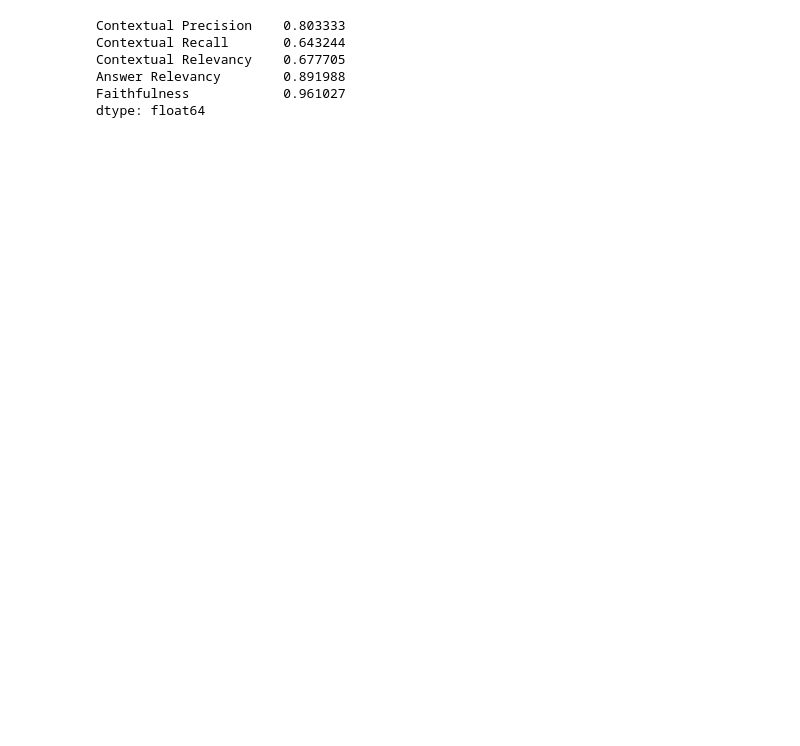
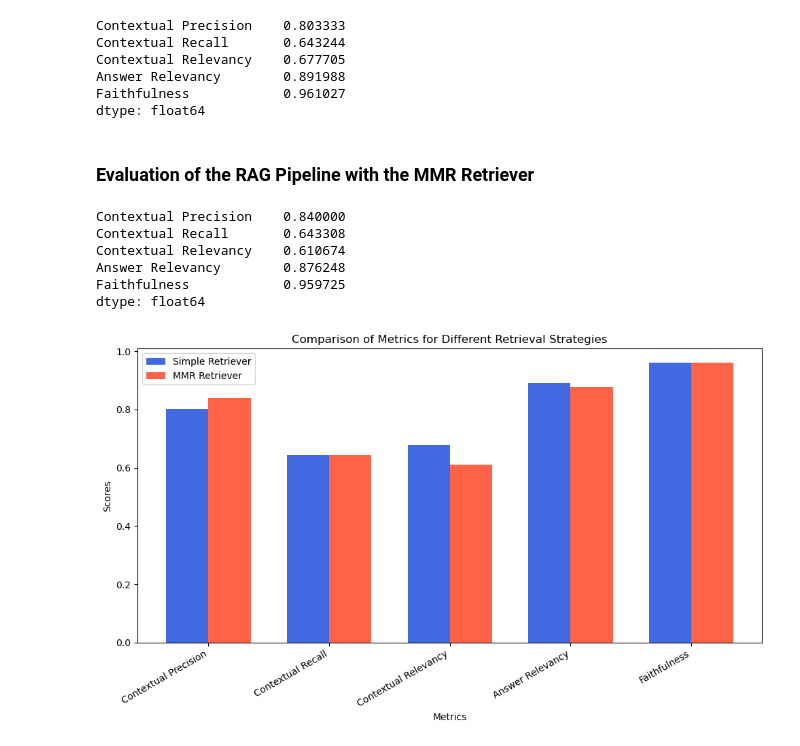
Before and after one commit to MaraEliana/Diversified-Answer-Generation-QA-System, a Jupyter notebook: deep_eval.ipynb, the cells around one changed output. Saved outputs shown, nothing was run; the diff lists cells and outputs as text; code cells hidden in the pictures; blank space fills up the shorter version.

```diff
--- a/deep_eval.ipynb
+++ b/deep_eval.ipynb
@@ -206,3 +116,5 @@ Contextual Relevancy    0.677705
 Answer Relevancy        0.891988
 Faithfulness            0.961027
 dtype: float64
+# %% [markdown]
+### Evaluation of the RAG Pipeline with the MMR Retriever
@@ -208,0 +147,49 @@ dtype: float64
+# %%
+# compute average scores
+average_scores_mmr = df_scores_mmr.mean()
+average_scores_mmr
+# %% [output]
+Contextual Precision    0.840000
+Contextual Recall       0.643308
+Contextual Relevancy    0.610674
+Answer Relevancy        0.876248
+Faithfulness            0.959725
+dtype: float64
+# %%
+simple_retriever_scores = {
+    "Contextual Precision": 0.803333,
+    "Contextual Recall": 0.643244,
+    "Contextual Relevancy": 0.677705,
+    "Answer Relevancy": 0.891988,
+    "Faithfulness": 0.961027
+}
+
+mmr_retriever_scores = {
+    "Contextual Precision": 0.840000,
+    "Contextual Recall": 0.643308,
+    "Contextual Relevancy": 0.610674,
+    "Answer Relevancy":  0.876248,
+    "Faithfulness":  0.959725
+}
+# %%
+# Extract metric names and values
+metrics = list(simple_retriever_scores.keys())
+values1 = list(simple_retriever_scores.values())
+values2 = list(mmr_retriever_scores.values())
+
+# Create the bar plot
+x = np.arange(len(metrics))
+width = 0.35  # Width of the bars
+fig, ax = plt.subplots(figsize=(10, 6))
+bars1 = ax.bar(x - width/2, values1, width, label='Simple Retriever', color='royalblue')
+bars2 = ax.bar(x + width/2, values2, width, label='MMR Retriever', color='tomato')
+ax.set_xlabel("Metrics")
+ax.set_ylabel("Scores")
+ax.set_title("Comparison of Metrics for Different Retrieval Strategies")
+ax.set_xticks(x)
+ax.set_xticklabels(metrics, rotation=30, ha="right")
+ax.legend()
+plt.tight_layout()
+plt.show()
+# %% [output]
+[figure, added]
```
Also changed, not shown: parts of 18 cells of this notebook, 21 other files.
